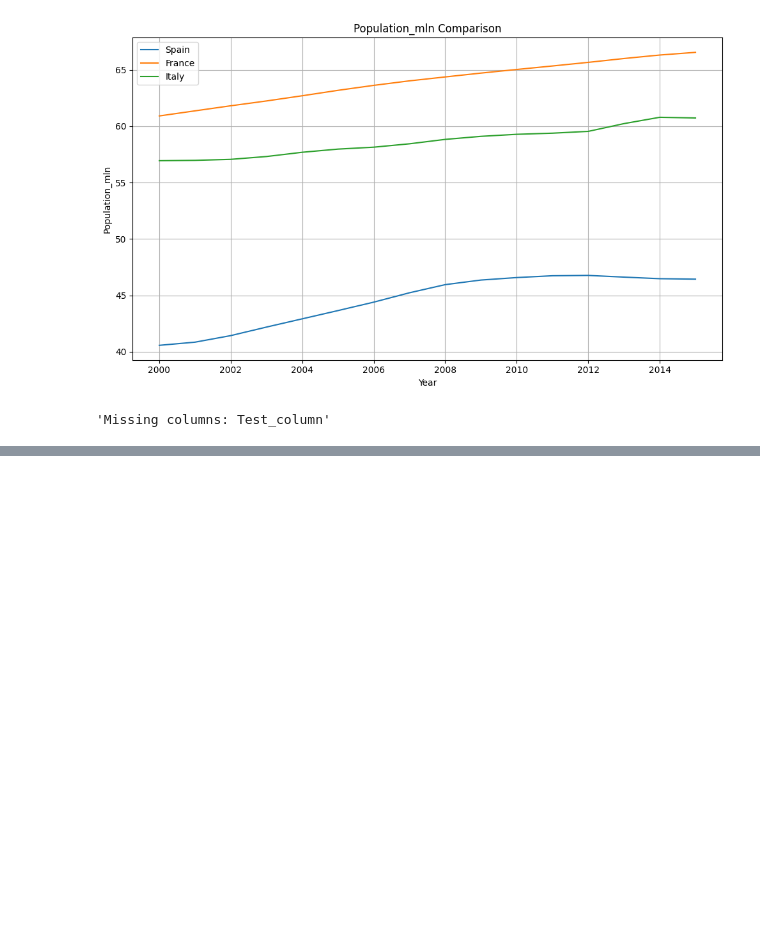
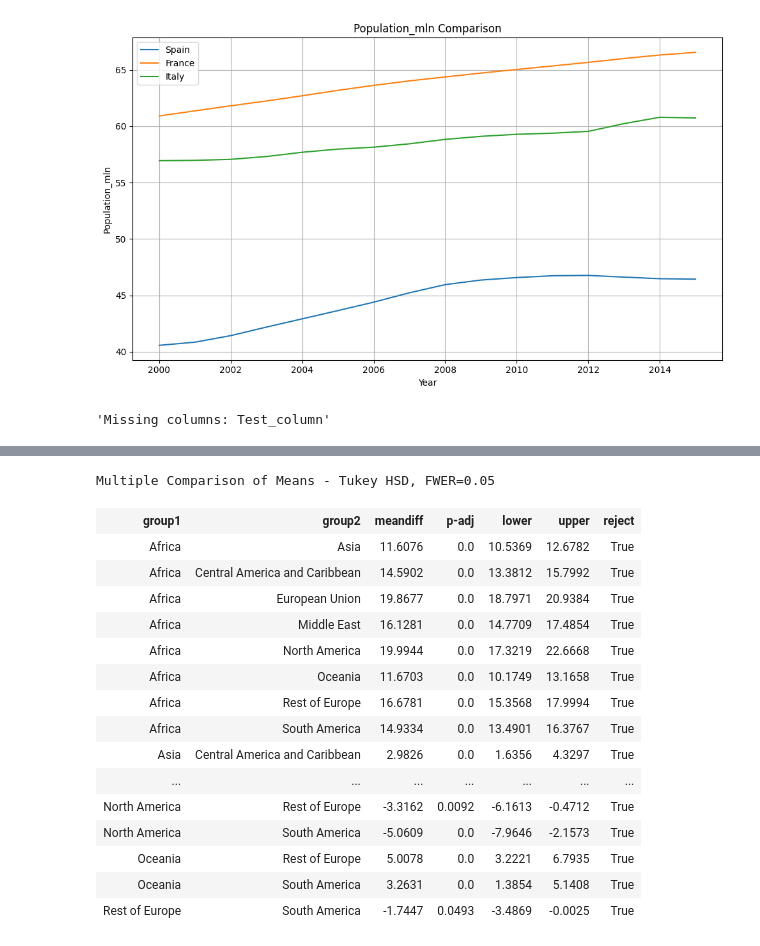
Before and after one commit to Kristian0703/Life_Expectancy_Project, a Jupyter notebook: Life_Expectancy_Notebook.ipynb, the cells around one changed output, grey strips where cells are left out. Cells and saved outputs as stored; diff of their text form; code cells hidden in the pictures; blank space fills up the shorter version.

```diff
--- a/Life_Expectancy_Notebook.ipynb
+++ b/Life_Expectancy_Notebook.ipynb
@@ -425,0 +657,24 @@ msg_cols
+# %%
+# To identify which groups are significantly different we will complement the anova analysis with Tukey's Range Test
+tukey_result = pairwise_tukeyhsd(endog=life_expectancy_df['Life_expectancy'],
+                                 groups=life_expectancy_df['Region'],
+                                 alpha=0.05)
+tukey_result.summary() # Print the summary of Tukey's test
+# %% [output]
+Multiple Comparison of Means - Tukey HSD, FWER=0.05
+| group1 | group2 | meandiff | p-adj | lower | upper | reject |
+| Africa | Asia | 11.6076 | 0.0 | 10.5369 | 12.6782 | True |
+| Africa | Central America and Caribbean | 14.5902 | 0.0 | 13.3812 | 15.7992 | True |
+| Africa | European Union | 19.8677 | 0.0 | 18.7971 | 20.9384 | True |
+| Africa | Middle East | 16.1281 | 0.0 | 14.7709 | 17.4854 | True |
+| Africa | North America | 19.9944 | 0.0 | 17.3219 | 22.6668 | True |
+| Africa | Oceania | 11.6703 | 0.0 | 10.1749 | 13.1658 | True |
+| Africa | Rest of Europe | 16.6781 | 0.0 | 15.3568 | 17.9994 | True |
+| Africa | South America | 14.9334 | 0.0 | 13.4901 | 16.3767 | True |
+| Asia | Central America and Caribbean | 2.9826 | 0.0 | 1.6356 | 4.3297 | True |
+| ... | ... | ... | ... | ... | ... | ... |
+| North America | Rest of Europe | -3.3162 | 0.0092 | -6.1613 | -0.4712 | True |
+| North America | South America | -5.0609 | 0.0 | -7.9646 | -2.1573 | True |
+| Oceania | Rest of Europe | 5.0078 | 0.0 | 3.2221 | 6.7935 | True |
+| Oceania | South America | 3.2631 | 0.0 | 1.3854 | 5.1408 | True |
+| Rest of Europe | South America | -1.7447 | 0.0493 | -3.4869 | -0.0025 | True |
```
Also changed, not shown: parts of 43 cells of this notebook.
